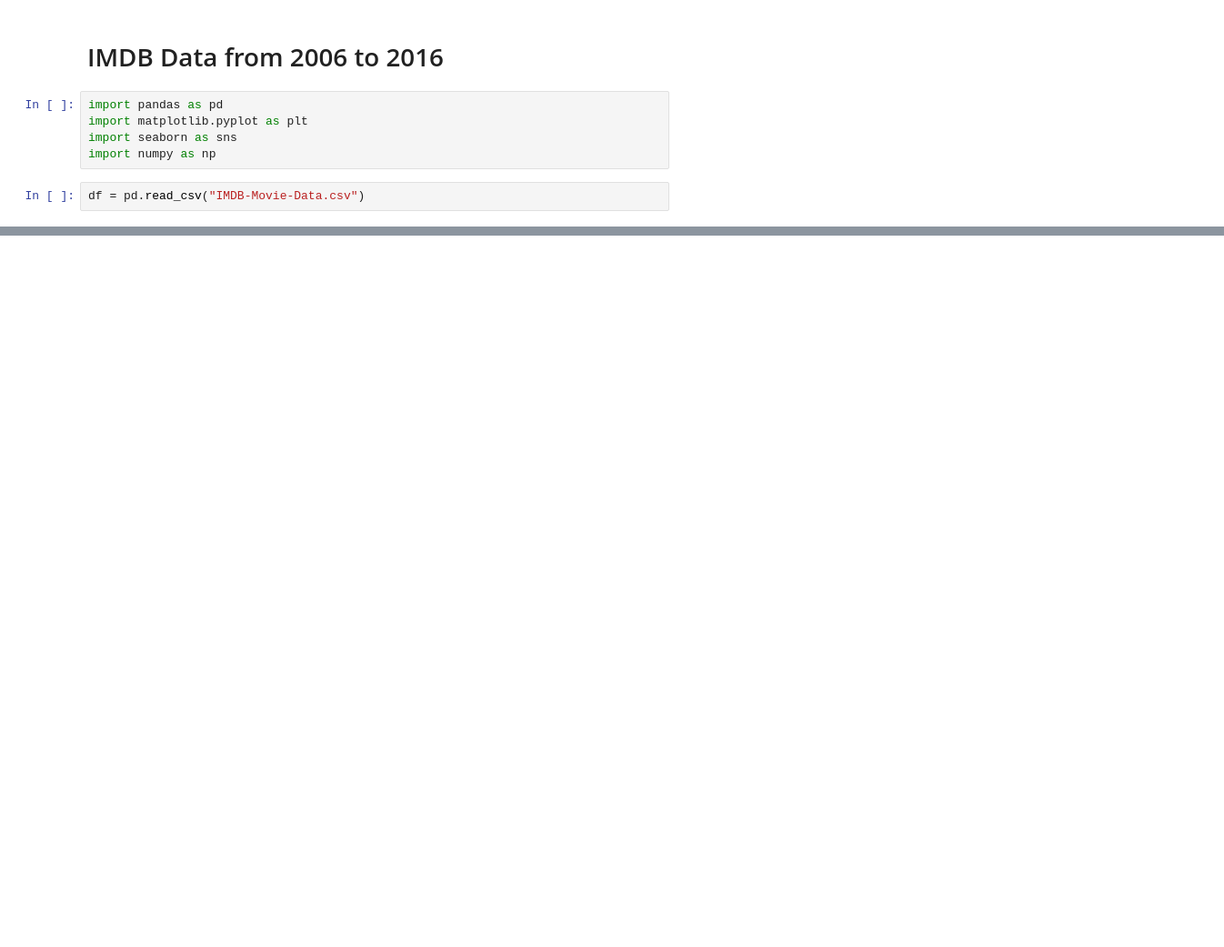
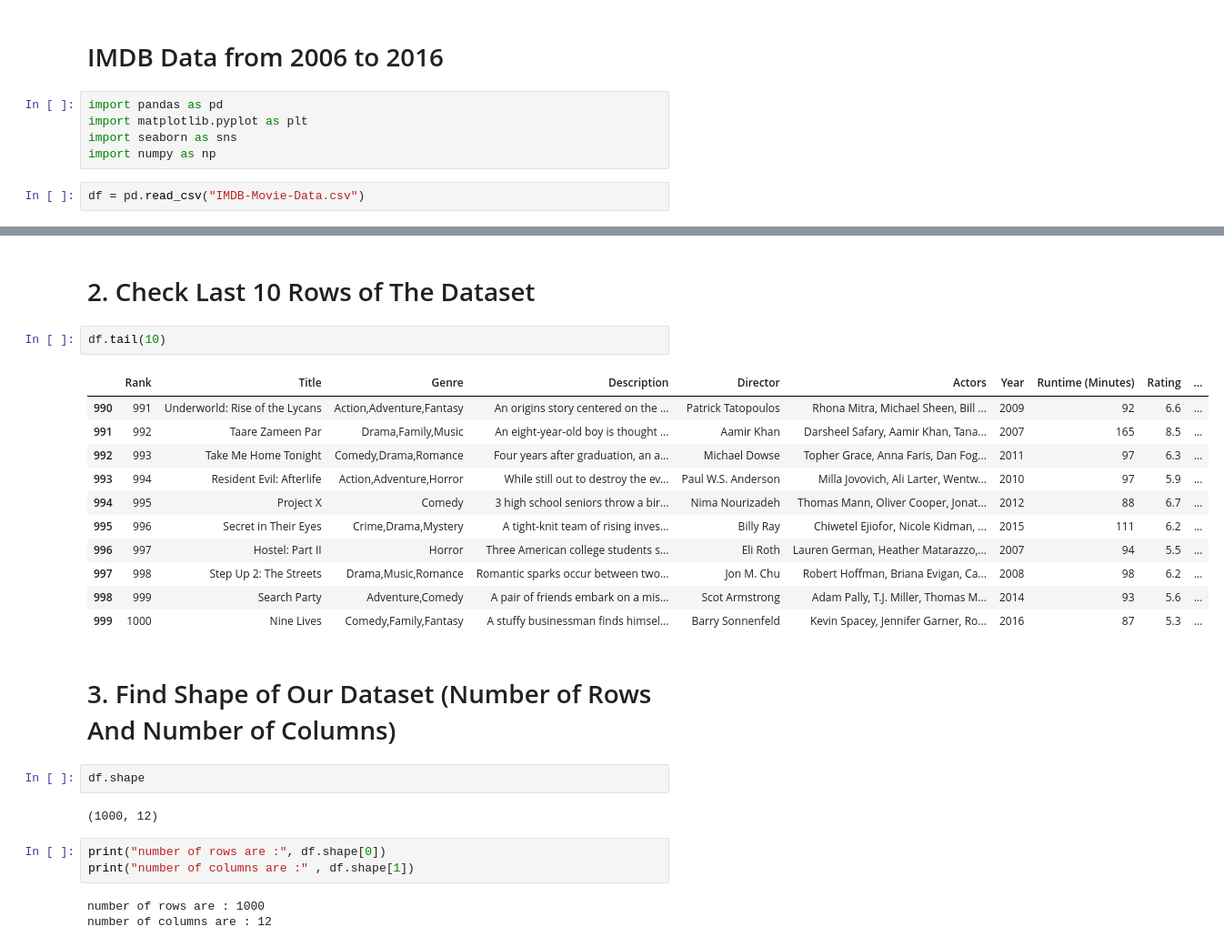
Before and after one commit to Abricos-gt/Data_Science_projects, a Jupyter notebook: IMDB Movie Dataset Exercise.ipynb, the cells around one changed output, grey strips where cells are left out. Shown at 91% size. Cells and saved outputs as stored; diff of their text form; blank space fills up the shorter version.

```diff
--- a/IMDB Movie Dataset Exercise.ipynb
+++ b/IMDB Movie Dataset Exercise.ipynb
@@ -18,0 +26,28 @@ df.head()
+# %% [markdown]
+# 2. Check Last 10 Rows of The Dataset
+# %%
+df.tail(10)
+# %% [output]
+|  | Rank | Title | Genre | Description | Director | Actors | Year | Runtime (Minutes) | Rating | ... |
+| 990 | 991 | Underworld: Rise of the Lycans | Action,Adventure,Fantasy | An origins story centered on the ... | Patrick Tatopoulos | Rhona Mitra, Michael Sheen, Bill ... | 2009 | 92 | 6.6 | ... |
+| 991 | 992 | Taare Zameen Par | Drama,Family,Music | An eight-year-old boy is thought ... | Aamir Khan | Darsheel Safary, Aamir Khan, Tana... | 2007 | 165 | 8.5 | ... |
+| 992 | 993 | Take Me Home Tonight | Comedy,Drama,Romance | Four years after graduation, an a... | Michael Dowse | Topher Grace, Anna Faris, Dan Fog... | 2011 | 97 | 6.3 | ... |
+| 993 | 994 | Resident Evil: Afterlife | Action,Adventure,Horror | While still out to destroy the ev... | Paul W.S. Anderson | Milla Jovovich, Ali Larter, Wentw... | 2010 | 97 | 5.9 | ... |
+| 994 | 995 | Project X | Comedy | 3 high school seniors throw a bir... | Nima Nourizadeh | Thomas Mann, Oliver Cooper, Jonat... | 2012 | 88 | 6.7 | ... |
+| 995 | 996 | Secret in Their Eyes | Crime,Drama,Mystery | A tight-knit team of rising inves... | Billy Ray | Chiwetel Ejiofor, Nicole Kidman, ... | 2015 | 111 | 6.2 | ... |
+| 996 | 997 | Hostel: Part II | Horror | Three American college students s... | Eli Roth | Lauren German, Heather Matarazzo,... | 2007 | 94 | 5.5 | ... |
+| 997 | 998 | Step Up 2: The Streets | Drama,Music,Romance | Romantic sparks occur between two... | Jon M. Chu | Robert Hoffman, Briana Evigan, Ca... | 2008 | 98 | 6.2 | ... |
+| 998 | 999 | Search Party | Adventure,Comedy | A pair of friends embark on a mis... | Scot Armstrong | Adam Pally, T.J. Miller, Thomas M... | 2014 | 93 | 5.6 | ... |
+| 999 | 1000 | Nine Lives | Comedy,Family,Fantasy | A stuffy businessman finds himsel... | Barry Sonnenfeld | Kevin Spacey, Jennifer Garner, Ro... | 2016 | 87 | 5.3 | ... |
+# %% [markdown]
+# 3. Find Shape of Our Dataset (Number of Rows And Number of Columns)
+# %%
+df.shape
+# %% [output]
+(1000, 12)
+# %%
+print("number of rows are :", df.shape[0])
+print("number of columns are :" , df.shape[1])
+# %% [output]
+number of rows are : 1000
+number of columns are : 12
```
Also changed, not shown: parts of 31 cells of this notebook.
